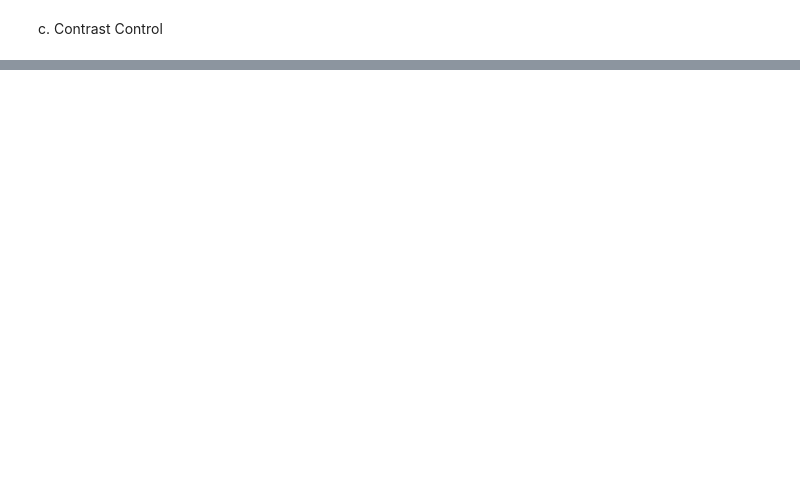
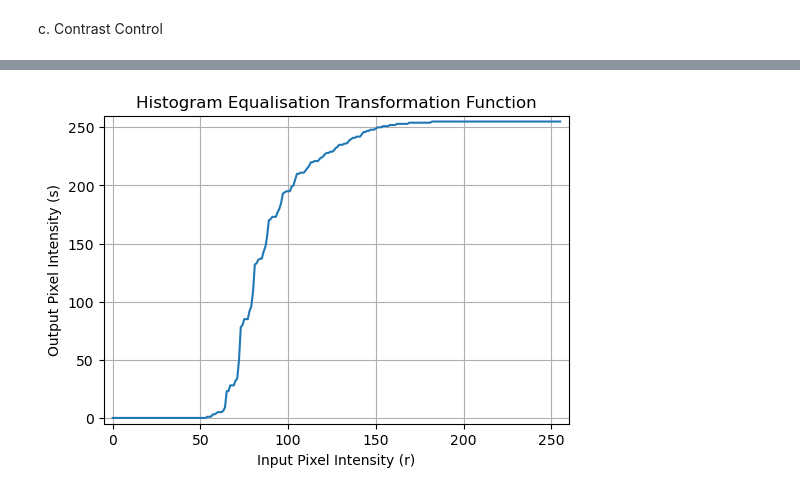
Before and after one commit to FFraankk/robot_vision_project, a Jupyter notebook: tasks.ipynb, the cells around one changed output, grey strips where cells are left out. Cells and saved outputs as stored; diff of their text form; code cells hidden in the pictures; blank space fills up the shorter version.

```diff
--- a/tasks.ipynb
+++ b/tasks.ipynb
@@ -51,0 +60,6 @@ plot_img_hist(test_img_stretched, title="Contrast Stretched Image and Histogram"
+# %%
+# Histogram equalization
+test_img_eq = histogram_equalization(test_img_gray, show_transform=True)
+# plot_img_hist(test_img_eq, title="Histogram Equalized Image and Histogram")
+# %% [output]
+[figure, new version]
```
Also changed, not shown: parts of 10 cells of this notebook, 3 other files.
